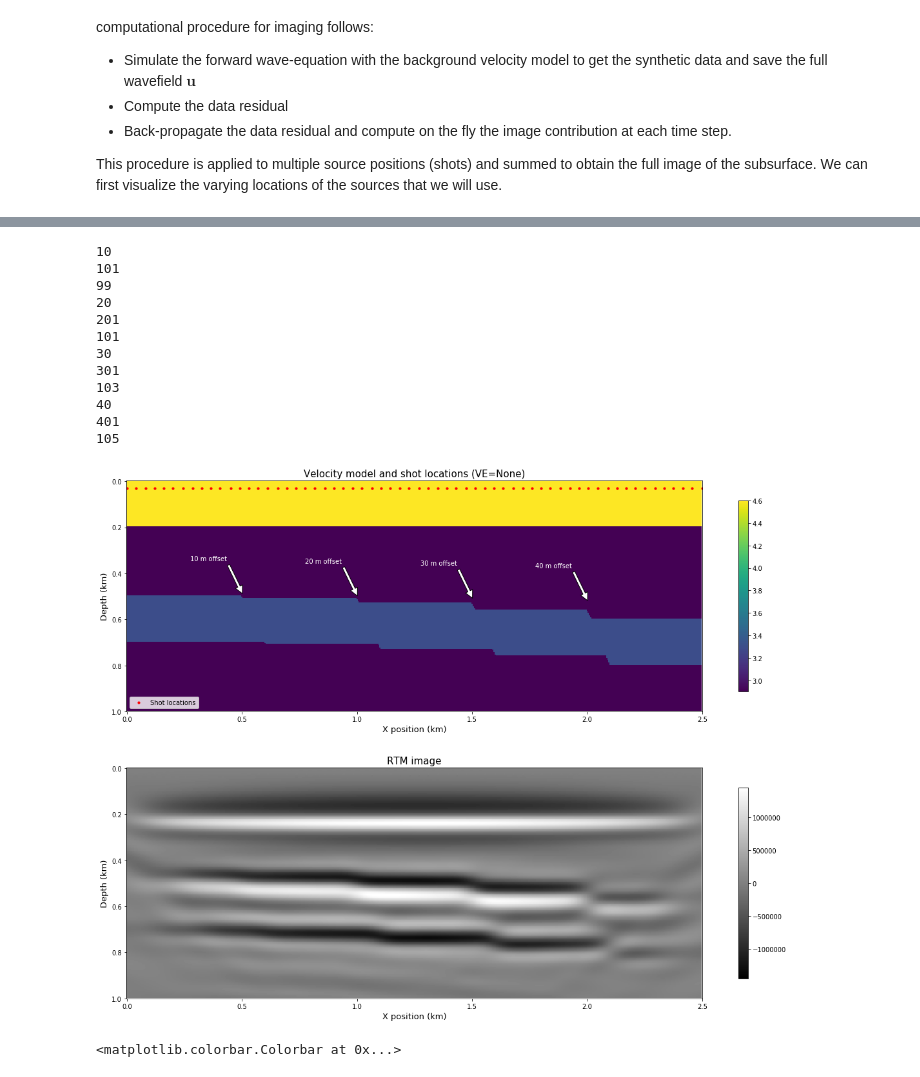
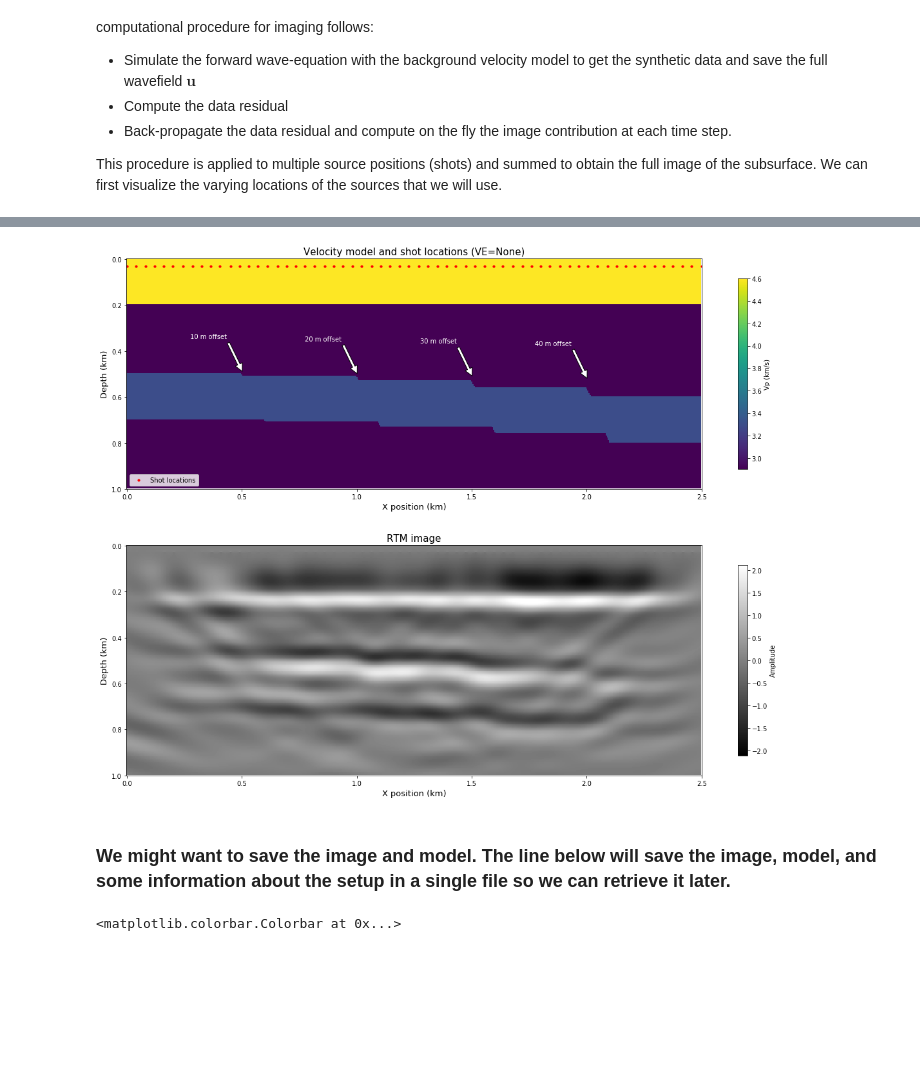
Before and after one commit to tccw/geotools, a Jupyter notebook: toys/devito_WSL/RTM_fault_testing.ipynb, the cells around one changed output, grey strips where cells are left out. Cells and saved outputs as stored; diff of their text form; code cells hidden in the pictures; blank space fills up the shorter version.

```diff
--- a/toys/devito_WSL/RTM_fault_testing.ipynb
+++ b/toys/devito_WSL/RTM_fault_testing.ipynb
@@ -43,7 +43,7 @@ from examples.seismic import demo_model, Model
 # preset = 'fourfive_nml_flt_vel'
 # preset = 'fourfive_nml_flt_vel_5m'
 # preset = 'anticline_faults'
-preset = 'b_anticline_faults'
+# preset = 'b_anticline_faults'
 preset = 'sixty_nml_flt_vel_5m'
 
 # Standard preset with a simple two-layer model
@@ -83,14 +83,15 @@ if preset == 'three-layer-isotropic':
 # Resampled portion of the Marmousi-ii 2D model with variable fault offset
 if preset == 'marm_ii':
     def create_model(grid=None):
+        nbpml = 20
         return Model(origin=(0., 0.), shape=vel_marm_ii.T.shape, spacing=(10., 10.),
-                     nbpml=20, vp=vel_marm_ii.T, space_order=2)
+                     nbpml=nbpml, vp=vel_marm_ii.T, space_order=2)
     filter_sigma = (1, 1)
     nshots = 21
-    nreceivers = 250
+    nreceivers = 500
     t0 = 0.
-    tn = 1300.  # Simulation last 1 second (1000 ms)
-    f0 = 0.0170  # Source peak frequency is 10Hz (0.010 kHz)
+    tn = 2000.  # Simulation last 1 second (1000 ms)
+    f0 = 0.020  # Source peak frequency is 10Hz (0.010 kHz)
 
 # Variable 45 degree fault model with salt above (10m resolution)
 if preset == 'fourfive_nml_flt_vel':
@@ -129,7 +130,7 @@ if preset == 'sixty_nml_flt_vel_5m':
     nreceivers = 500
     t0 = 0.
     tn = 800.  # Simulation last 1 second (1000 ms)
-    f0 = 0.0120  # Source peak frequency is 10Hz (0.010 kHz)
+    f0 = 0.0110  # Source peak frequency is 10Hz (0.010 kHz)
 
 # Anticline with vertical faults (5m resolution)
 if preset == 'anticline_faults':
@@ -417,92 +422,49 @@ plot_image(np.diff(image.data, axis=1))
 import matplotlib.pyplot as plt
 %matplotlib inline
 
-# extent = [0,300,101,0]
 shape = model.vp.shape
 amp_correction = np.empty(shape)
 amp_correction[:] = np.arange(shape[1])
-pwr_corr = 1.5
+pwr_corr = 1.1
 j=2
-# corrected = (np.diff(image.data[20:221,20:122], axis=1) * (amp_correction**pwr_corr)).T
-# corrected = (np.diff(image.data[20:270,20:121], axis=1) * (amp_correction**pwr_corr)).T
-# corrected = (np.diff(image.data[80:330,80:181], axis=1) * (amp_correction**pwr_corr)).T
-corrected = ((np.diff(image.data[nbpml:-nbpml,nbpml:-nbpml+1], axis=1) * (amp_correction**pwr_corr)).T)
+corrected = ((np.diff(image.data[nbpml:-nbpml,nbpml:-nbpml+1], axis=1) * (amp_correction**pwr_corr)).T) / np.max(image.data)
 lim = np.percentile(corrected, 99.9)
 
 fig, (ax0, ax1) = plt.subplots(nrows=2, ncols=1, figsize=(20,15))
 ax0.scatter(source_locations[:,0] // 5, source_locations[:,1] // 5, color='r', label='Shot locations', s=10)
 im1=ax0.imshow(model.vp.T, cmap='viridis', aspect='equal')#, extent=extent)
 im2=ax1.imshow(corrected, cmap='gray', vmin=-lim, vmax=lim, aspect='equal')
-plt.colorbar(im1, shrink=0.8, ax=ax0)
-plt.colorbar(im2, shrink=0.8, ax=ax1)
+cbar0 = plt.colorbar(im1, shrink=0.8, ax=ax0)
+cbar1 = plt.colorbar(im2, shrink=0.8, ax=ax1)
+cbar0.set_label('Vp (km/s)')
+cbar1.set_label('Amplitude')
 
 ax0.legend(loc=3)
 ax0.set_title('Velocity model and shot locations (VE=None)', size=15)
 ax1.set_title('RTM image', size=15)
 for axes in (ax0, ax1):
     axes.set_yticks(j * np.array([0,20,40,60,80,100]))
     axes.set_yticklabels(np.array([0,0.2, 0.4, 0.6,0.8,1.0]))
     axes.set_xticks(j * np.array([0,50,100,150,200,250]))
     axes.set_xticklabels(np.array([0,0.5, 1.0, 1.5, 2.0 , 2.5]))
     axes.set_xlabel('X position (km)', size=13)
 ax0.set_ylabel('Depth (km)', size=13)
 ax1.set_ylabel('Depth (km)', size=13)
 
-# ax0.annotate('10 m offset', xy=(50 * j, 50 * j), xytext=(50 * j, 35 * j),
-#             arrowprops=dict(facecolor='white', shrink=0.05), color='white',
-#              ha='center'
-#             )
-# ax0.annotate('20 m offset', xy=(90 * j, 51 * j), xytext=(90 * j, 35 * j),
-#             arrowprops=dict(facecolor='white', shrink=0.05), color='white',
-#              ha='center'
-#             )
-# ax0.annotate('40 m offset', xy=(130 * j, 53 * j), xytext=(130 * j, 35 * j),
-#             arrowprops=dict(facecolor='white', shrink=0.05), color='white',
-#              ha='center'
-#             )
-# ax0.annotate('80 m offset', xy=(175 * j, 56 * j), xytext=(175 * j, 35 * j),
-#             arrowprops=dict(facecolor='white', shrink=0.05), color='white',
-#              ha='center'
-#             )
-
-# ax0.annotate('15 m offset', xy=(86 * j, 50 * j), xytext=(86 * j, 35 * j),
-#             arrowprops=dict(facecolor='white', shrink=0.05), color='white',
-#              ha='center'
-#             )
-# ax0.annotate('20 m offset', xy=(130 * j, 47 * j), xytext=(130 * j, 35 * j),
-#             arrowprops=dict(facecolor='white', shrink=0.05), color='white',
-#              ha='center'
-#             )
-# ax0.annotate('100 m offset', xy=(158 * j, 51 * j), xytext=(158 * j, 35 * j),
-#             arrowprops=dict(facecolor='white', shrink=0.05), color='white',
-#              ha='center'
-#             )
 
 offsets = [10, 20, 30, 40]
 x_loc = np.array([505, 1005, 1505, 2005]) // 5
 y_loc = np.array([495, 505, 515, 525]) // 5
 buff = 30
 
 for o,x,y in zip(offsets, x_loc, y_loc):
     ax0.annotate(f'{o} m offset', xy=(x, y), xytext=(x - buff, y - buff),
                  arrowprops=dict(facecolor='white', shrink=0.05), color='white',
                  ha='center'
                 )
 
-plt.savefig('figures/60_deg_normal_faults_RTM_5m.png', dpi=250,bbox_inches='tight')
+# plt.savefig('figures/60_deg_normal_faults_RTM_5m_11Hz_rndmMultiVp.png', dpi=250,bbox_inches='tight')
 # plt.savefig('figures/anticline_faults_RTM_5m.png', dpi=250,bbox_inches='tight')
 # plt.savefig('figures/b_anticline_faults_RTM_5m.png', dpi=250,bbox_inches='tight')
 # %% [output]
-10
-101
-99
-20
-201
-101
-30
-301
-103
-40
-401
-105
-[figure, old version]
+[figure, new version]
@@ -510,0 +471,2 @@ np.save('data/63_deg_norm_fault_vp_5m_IMAGE.npy', corrected)
+# %% [markdown]
+### We might want to save the image and model. The line below will save the image, model, and some information about the setup in a single file so we can retrieve it later.
```
Also changed, not shown: parts of 11 cells of this notebook, 6 other files.
